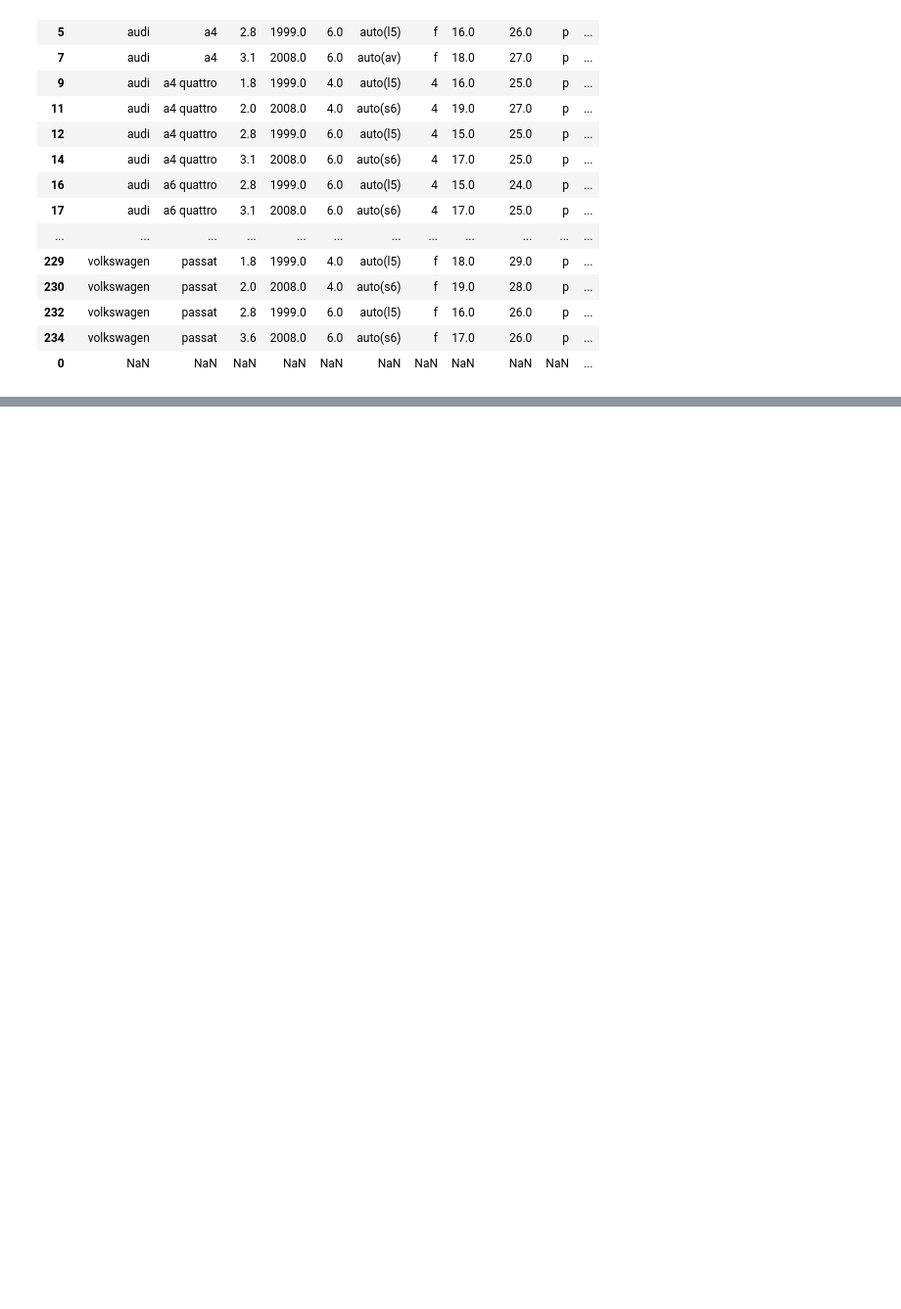
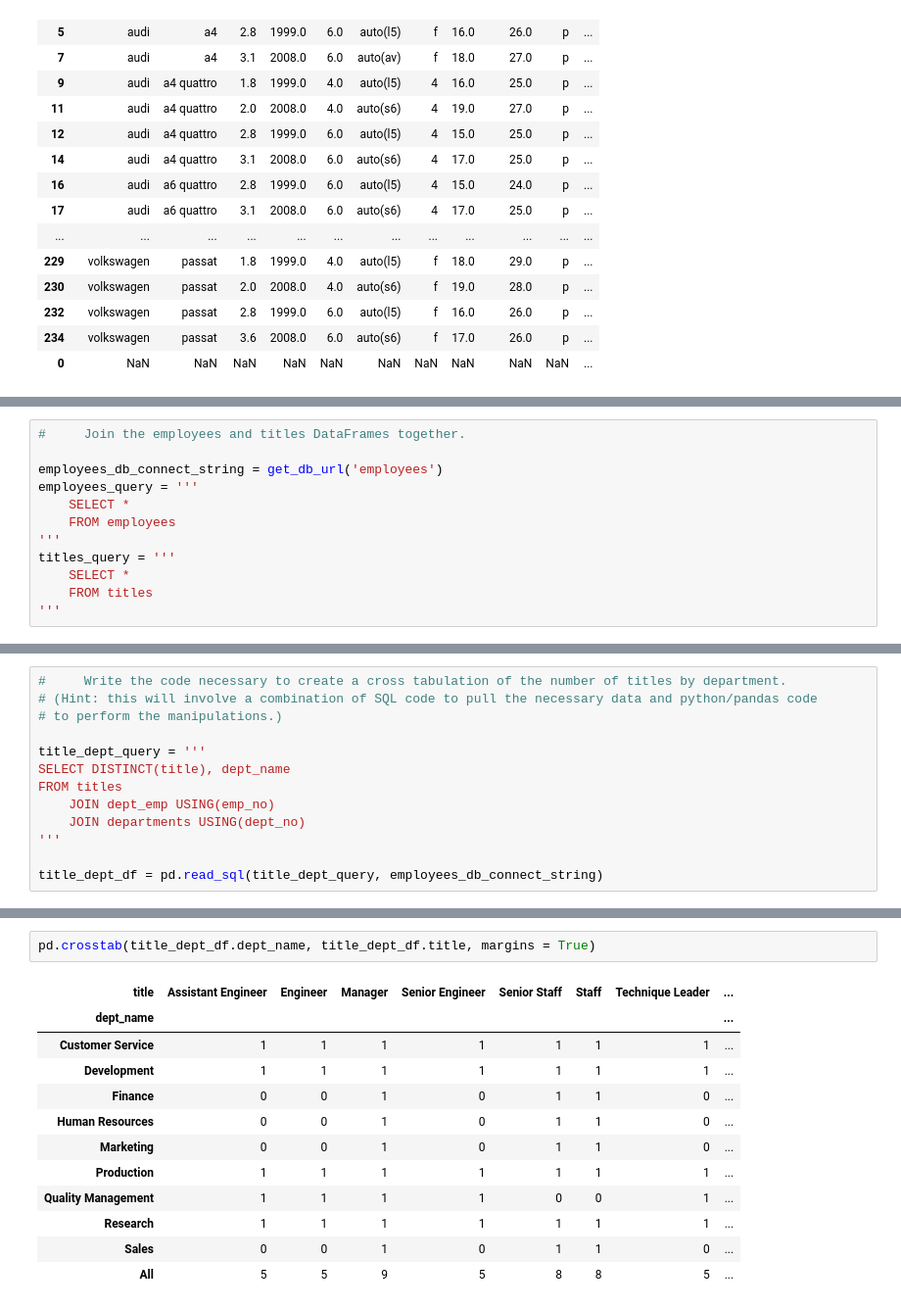
Before and after one commit to corey-hermesch/numpy-pandas-visualization-exercises, a Jupyter notebook: advanced_dataframes.ipynb, the cells around one changed output, grey strips where cells are left out. Shown at 98% size. Cells and saved outputs as stored; diff of their text form; blank space fills up the shorter version.

```diff
--- a/advanced_dataframes.ipynb
+++ b/advanced_dataframes.ipynb
@@ -528,0 +615,12 @@ mpg[is_auto_mask]
+# %%
+#     Join the employees and titles DataFrames together.
+
+employees_db_connect_string = get_db_url('employees')
+employees_query = '''
+    SELECT *
+    FROM employees
+'''
+titles_query = '''
+    SELECT *
+    FROM titles
+'''
@@ -528,0 +694,13 @@ mpg[is_auto_mask]
+# %%
+#     Write the code necessary to create a cross tabulation of the number of titles by department.
+# (Hint: this will involve a combination of SQL code to pull the necessary data and python/pandas code
+# to perform the manipulations.)
+
+title_dept_query = '''
+SELECT DISTINCT(title), dept_name
+FROM titles
+	JOIN dept_emp USING(emp_no)
+    JOIN departments USING(dept_no)
+'''
+
+title_dept_df = pd.read_sql(title_dept_query, employees_db_connect_string)
@@ -528,0 +716,15 @@ mpg[is_auto_mask]
+# %%
+pd.crosstab(title_dept_df.dept_name, title_dept_df.title, margins = True)
+# %% [output]
+| title | Assistant Engineer | Engineer | Manager | Senior Engineer | Senior Staff | Staff | Technique Leader | ... |
+| dept_name |  |  |  |  |  |  |  | ... |
+| Customer Service | 1 | 1 | 1 | 1 | 1 | 1 | 1 | ... |
+| Development | 1 | 1 | 1 | 1 | 1 | 1 | 1 | ... |
+| Finance | 0 | 0 | 1 | 0 | 1 | 1 | 0 | ... |
+| Human Resources | 0 | 0 | 1 | 0 | 1 | 1 | 0 | ... |
+| Marketing | 0 | 0 | 1 | 0 | 1 | 1 | 0 | ... |
+| Production | 1 | 1 | 1 | 1 | 1 | 1 | 1 | ... |
+| Quality Management | 1 | 1 | 1 | 1 | 0 | 0 | 1 | ... |
+| Research | 1 | 1 | 1 | 1 | 1 | 1 | 1 | ... |
+| Sales | 0 | 0 | 1 | 0 | 1 | 1 | 0 | ... |
+| All | 5 | 5 | 9 | 5 | 8 | 8 | 5 | ... |
```
Also changed, not shown: parts of 21 cells of this notebook, 2 other files.
